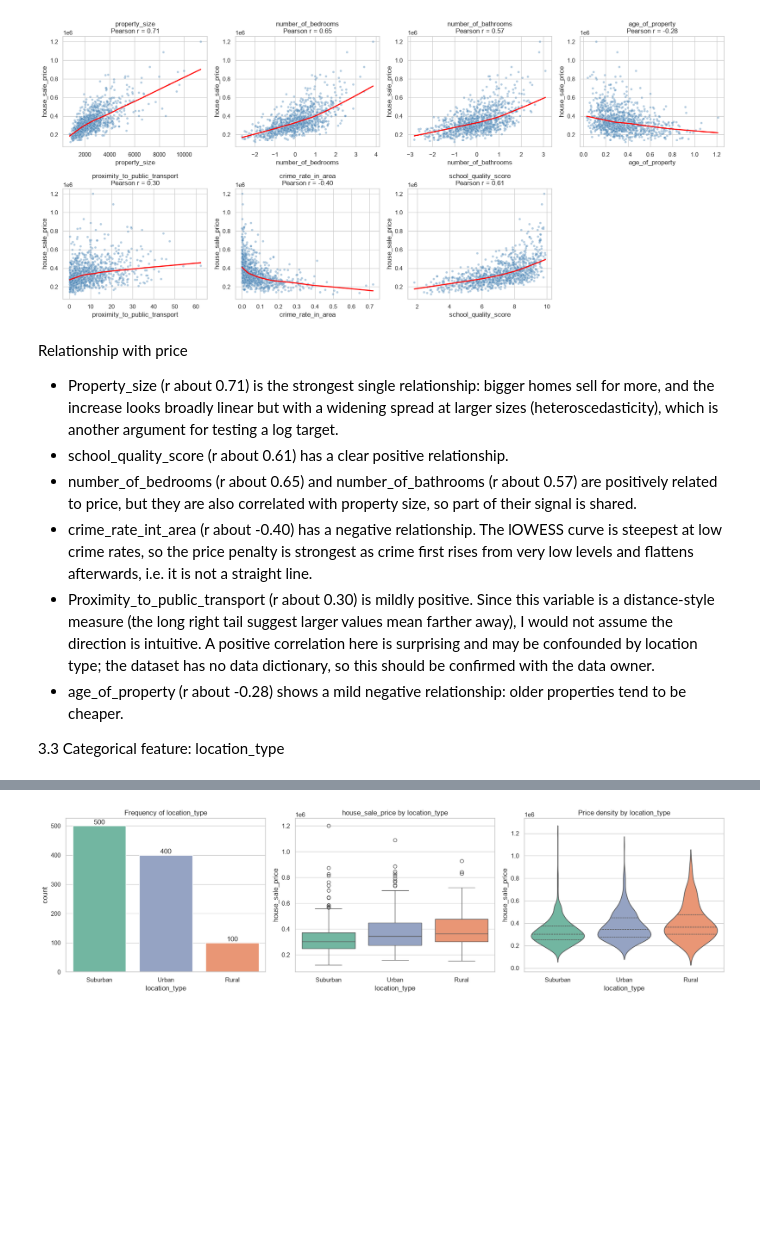
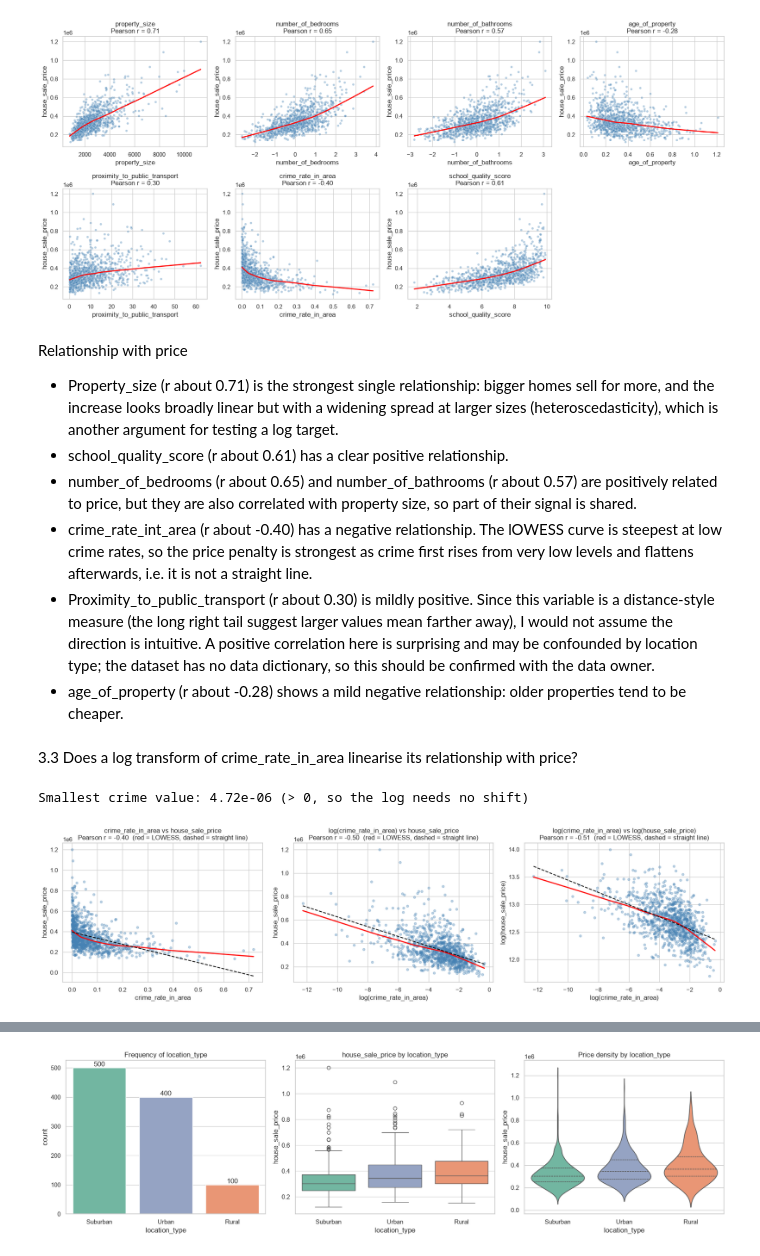
Before and after one commit to jadennk21-prog/AIAP-Mini-Project-1---Housing-Prices-Prediction, a Jupyter notebook: eda.ipynb, the cells around one changed output, grey strips where cells are left out. Drawn from its saved outputs; the diff is of its cells as text; code cells hidden in the pictures; blank space fills up the shorter version.

```diff
--- a/eda.ipynb
+++ b/eda.ipynb
@@ -293,5 +354,27 @@ Relationship with price
 - crime_rate_int_area (r about -0.40) has a negative relationship. The lOWESS curve is steepest at low crime rates, so the price penalty is strongest as crime first rises from very low levels and flattens afterwards, i.e. it is not a straight line.
 - Proximity_to_public_transport (r about 0.30) is mildly positive. Since this variable is a distance-style measure (the long right tail suggest larger values mean farther away), I would not assume the direction is intuitive. A positive correlation here is surprising and may be confounded by location type; the dataset has no data dictionary, so this should be confirmed with the data owner.
 - age_of_property (r about -0.28) shows a mild negative relationship: older properties tend to be cheaper.
-
-3.3 Categorical feature: location_type
+# %% [markdown]
+3.3 Does a log transform of crime_rate_in_area linearise its relationship with price?
+# %%
+crime = df['crime_rate_in_area']
+print("Smallest crime value:", crime.min(), "(> 0, so the log needs no shift)")
+
+df['_log_crime'] = np.log(crime)
+panels = [
+    (crime, df[target], 'crime_rate_in_area', 'house_sale_price'),
+    (df['_log_crime'], df[target], 'log(crime_rate_in_area)', 'house_sale_price'),
+    (df['_log_crime'], np.log(df[target]), 'log(crime_rate_in_area)', 'log(house_sale_price)'),
+]
+fig, axes = plt.subplots(1, 3, figsize=(18, 5))
+for ax, (xv, yv, xl, yl) in zip(axes, panels):
+    ax.scatter(xv, yv, alpha=0.35, s=18, color='steelblue')
+    sns.regplot(x=xv, y=yv, scatter=False, lowess=True, line_kws={'color': 'red', 'lw': 2}, ax=ax)               # flexible trend
+    sns.regplot(x=xv, y=yv, scatter=False, ci=None, line_kws={'color': 'black', 'ls': '--', 'lw': 1.5}, ax=ax)  # straight line
+    ax.set_xlabel(xl); ax.set_ylabel(yl)
+    ax.set_title(f"{xl} vs {yl}\nPearson r = {xv.corr(yv):.2f}  (red = LOWESS, dashed = straight line)")
+plt.tight_layout()
+plt.show()
+# %% [output]
+Smallest crime value: 4.72e-06 (> 0, so the log needs no shift)
+[figure, added]
```
Also changed, not shown: parts of 25 cells of this notebook.
